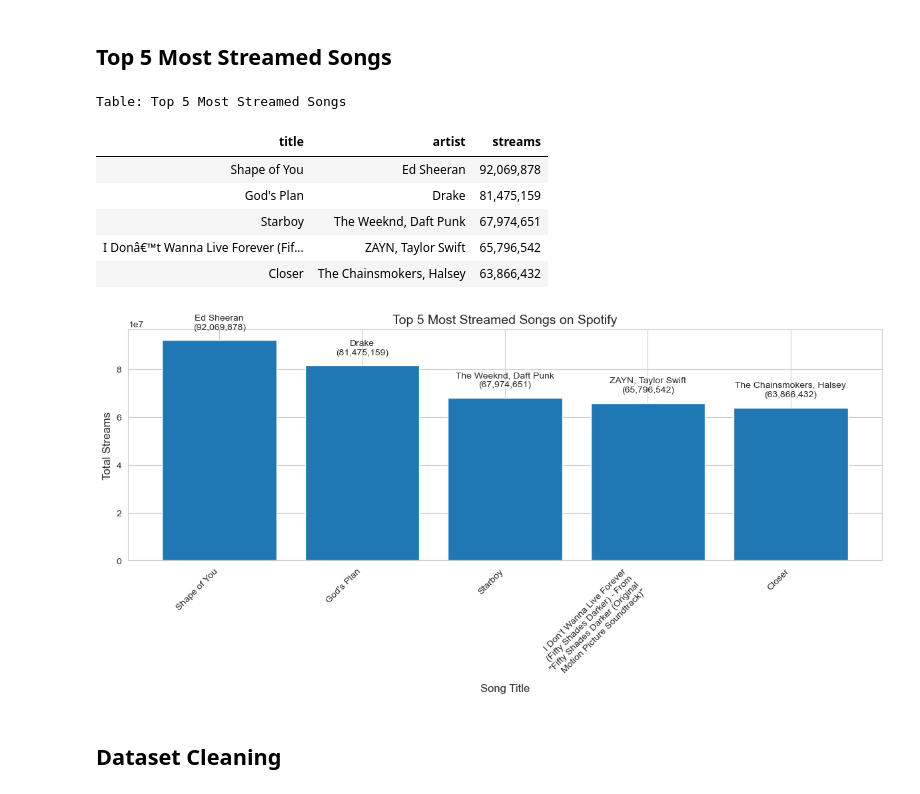
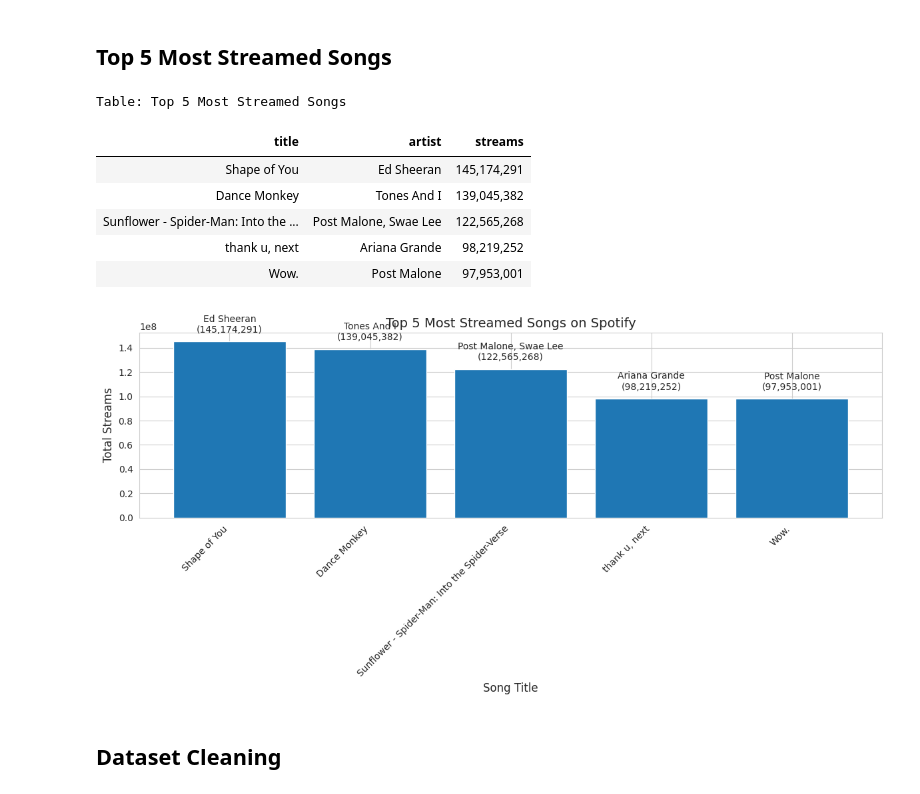
Before and after one commit to bimajkejsi/INDEX, a Jupyter notebook: Spotify.ipynb, the cells around one changed output. Drawn from its saved outputs; the diff is of its cells as text; code cells hidden in the pictures.

```diff
--- a/Spotify.ipynb
+++ b/Spotify.ipynb
@@ -38,8 +38,8 @@ path = str(Path(os.path.abspath(os.getcwd())).parent.absolute())
 
 # #spotify codes
 
-spotify = os.path.join(path, 'INDEX', 'spotify', 'dataset', 'chart.csv')
-#spotify = "/content/drive/MyDrive/GraphDB/chart.csv"
+spotify = os.path.join(path, 'INDEX', 'spotify', 'dataset', 'updated_data_cleaning.csv')
+#spotify = "/content/drive/MyDrive/GraphDB/updated_data_cleaning.csv"
 
 # saving folder
 
@@ -216,34 +210,3 @@ for index, artist in enumerate(artists):
-# %%
-#create the graph
-g = Graph()
-
-# Bind the namespaces to a prefix for more readable output
-g.bind("foaf", FOAF)
-g.bind("xsd", XSD)
-g.bind("countries", CNS)
-g.bind("so", SP)
-
-dict_of_artists = {}
-
-# Extract unique artists from the dataset
-# Process the artists
-artists = spotify_data['artist'].unique()  # Get unique artists
-
-for index, artist in enumerate(artists):
-    # Create a unique URI for each artist
-    artist_id = f"artist{index + 1}"  # ID starts from 1
-    Artist = URIRef(SP[artist_id])
-
-    dict_of_artists[artist] = Artist
-
-    # Add triples for the artist
-    g.add((Artist, RDF.type, SP.Artist))  # Declare as an Artist
-    g.add((Artist, FOAF.name, Literal(artist, datatype=XSD.string)))  # Add name
-
-    # Link Artist to Person using isMemberOf
-    Person = URIRef(SP[f"person{index + 1}"])  # Unique URI for Person
-    g.add((Artist, SP['isMemberOf'], Person))
-    g.add((Person, RDF.type, FOAF.Person))  # Declare as a Person
 # %%
 %%time
 # print all the data in the Turtle format
@@ -773,6 +576,8 @@ df_spotify['date'] = pd.to_datetime(df_spotify['date'], errors='coerce')
 
 # Add a 'year' column from the date
 df_spotify['year'] = df_spotify['date'].dt.year
+
+df_spotify = df_spotify.dropna()
 
 # Select the row with the highest number of streams for each song
 df_spotify_unique = df_spotify.loc[df_spotify.groupby('title')['streams'].idxmax()]
@@ -894,40 +700,40 @@ display(top_streamed_songs.style.set_table_styles(
 top_streamed_songs['streams'] = top_streamed_songs['streams'].str.replace(',', '').astype(int)
 
 # Wrap long song titles
-top_streamed_songs['title'] = top_streamed_songs['title'].apply(lambda x: "\n".join(wrap(x, width=30)))
+#top_streamed_songs['title'] = top_streamed_songs['title'].apply(lambda x: "\n".join(wrap(x, width=30)))
 
 plt.figure(figsize=(12, 6))
 
 # Plot vertical bars
 bars = plt.bar(
     x=top_streamed_songs['title'],
     height=top_streamed_songs['streams'],
 )
 
 # Add annotations for each bar
 for bar, streams, artist in zip(bars, top_streamed_songs['streams'], top_streamed_songs['artist']):
     plt.text(
         bar.get_x() + bar.get_width() / 2,
         bar.get_height() + 0.05 * max(top_streamed_songs['streams']),
         f"{artist}\n({streams:,})",
         ha='center',
         fontsize=10
     )
 
 plt.ylabel('Total Streams', fontsize=12)
 plt.xlabel('Song Title', fontsize=12)
 plt.title('Top 5 Most Streamed Songs on Spotify', fontsize=14)
 plt.xticks(rotation=45, ha='right', fontsize=10)
 plt.tight_layout()
 # %% [output]
 Table: Top 5 Most Streamed Songs
 | title | artist | streams |
-| Shape of You | Ed Sheeran | 92,069,878 |
-| God's Plan | Drake | 81,475,159 |
-| Starboy | The Weeknd, Daft Punk | 67,974,651 |
-| I Donâ€™t Wanna Live Forever (Fif... | ZAYN, Taylor Swift | 65,796,542 |
-| Closer | The Chainsmokers, Halsey | 63,866,432 |
+| Shape of You | Ed Sheeran | 145,174,291 |
+| Dance Monkey | Tones And I | 139,045,382 |
+| Sunflower - Spider-Man: Into the ... | Post Malone, Swae Lee | 122,565,268 |
+| thank u, next | Ariana Grande | 98,219,252 |
+| Wow. | Post Malone | 97,953,001 |
-[figure, old version]
+[figure, new version]
 # %% [markdown]
 ## Dataset Cleaning
 # %%
```
Also changed, not shown: parts of 35 cells of this notebook.
